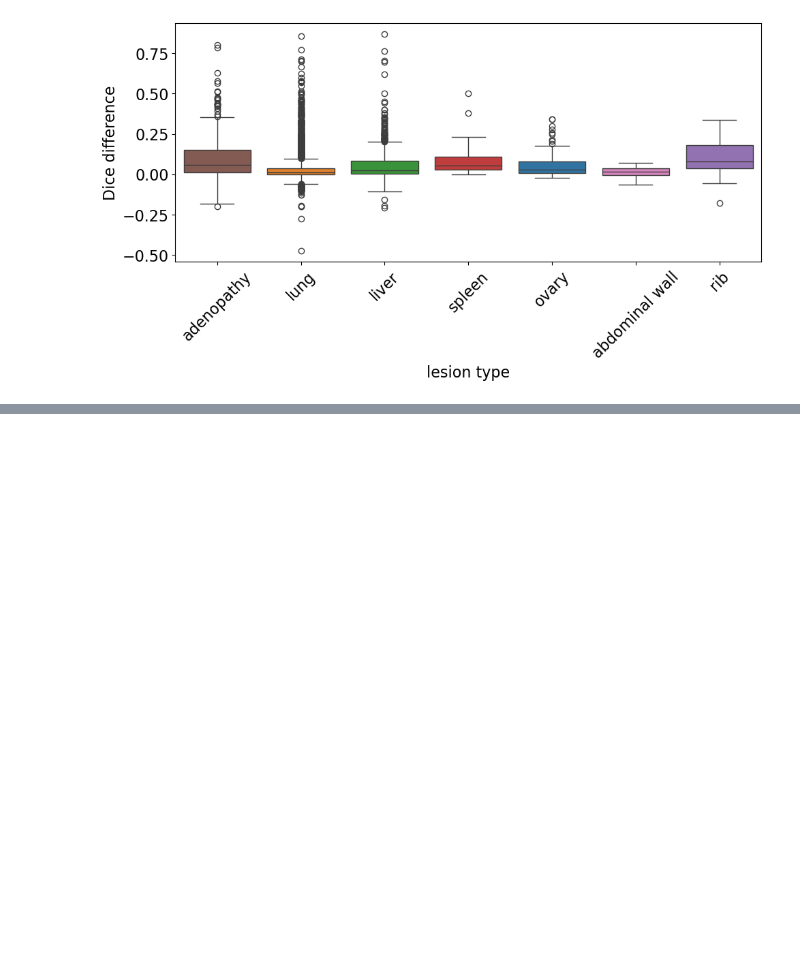
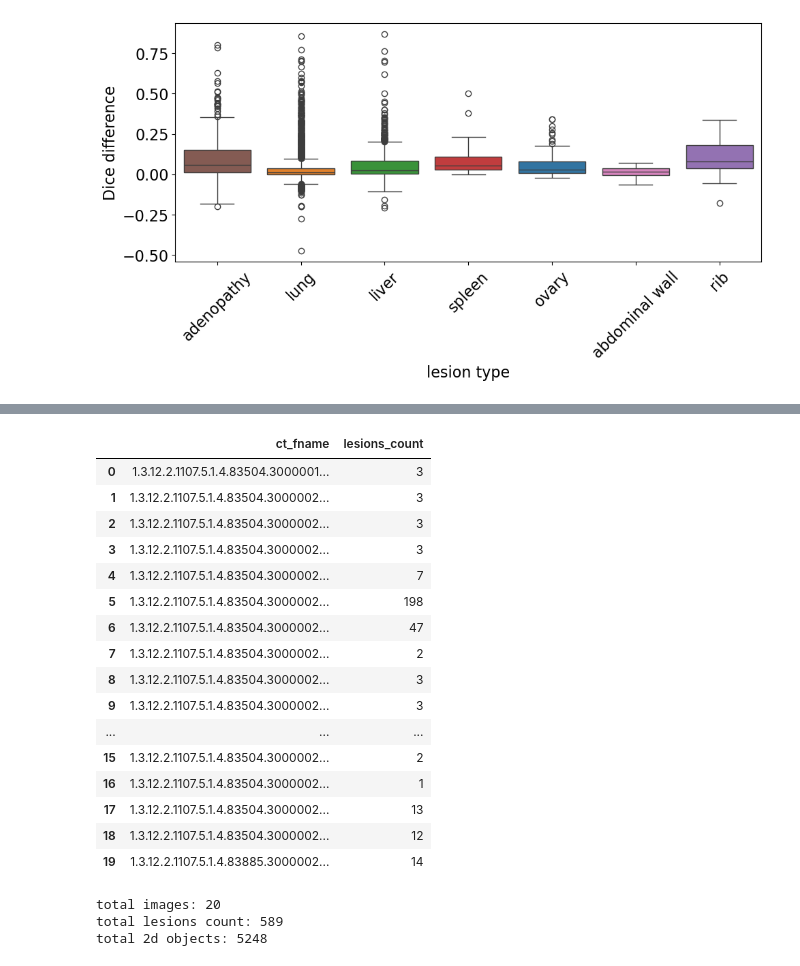
Before and after one commit to robertorojasp06/recist-dataset, a Jupyter notebook: notebooks/hitl_medsam_performance.ipynb, the cells around one changed output, grey strips where cells are left out. Saved outputs shown, nothing was run; the diff lists cells and outputs as text; code cells hidden in the pictures; blank space fills up the shorter version.

```diff
--- a/notebooks/hitl_medsam_performance.ipynb
+++ b/notebooks/hitl_medsam_performance.ipynb
@@ -539,3 +541,31 @@ variable: dice_iteration_3
 | ovary | 82.0 | 0.914773 | 0.043769 | 0.731780 | 0.892321 | 0.921710 | 0.948888 | 0.971980 |
 | rib | 12.0 | 0.773815 | 0.115168 | 0.520907 | 0.757934 | 0.805293 | 0.858208 | 0.882771 |
 | spleen | 58.0 | 0.899043 | 0.067726 | 0.704626 | 0.869834 | 0.927983 | 0.946770 | 0.967042 |
+# %%
+# Lesions grouped by CT image in the testing set
+grouped = performance_df.groupby('ct_fname')['foreground_label'].nunique().reset_index(name='lesions_count')
+display(grouped)
+print(f"total images: {len(grouped)}")
+print(f"total lesions count: {grouped['lesions_count'].sum()}")
+print(f"total 2d objects: {performance_df['bbox_original_fname'].nunique()}")
+# %% [output]
+|  | ct_fname | lesions_count |
+| 0 | 1.3.12.2.1107.5.1.4.83504.3000001... | 3 |
+| 1 | 1.3.12.2.1107.5.1.4.83504.3000002... | 3 |
+| 2 | 1.3.12.2.1107.5.1.4.83504.3000002... | 3 |
+| 3 | 1.3.12.2.1107.5.1.4.83504.3000002... | 3 |
+| 4 | 1.3.12.2.1107.5.1.4.83504.3000002... | 7 |
+| 5 | 1.3.12.2.1107.5.1.4.83504.3000002... | 198 |
+| 6 | 1.3.12.2.1107.5.1.4.83504.3000002... | 47 |
+| 7 | 1.3.12.2.1107.5.1.4.83504.3000002... | 2 |
+| 8 | 1.3.12.2.1107.5.1.4.83504.3000002... | 3 |
+| 9 | 1.3.12.2.1107.5.1.4.83504.3000002... | 3 |
+| ... | ... | ... |
+| 15 | 1.3.12.2.1107.5.1.4.83504.3000002... | 2 |
+| 16 | 1.3.12.2.1107.5.1.4.83504.3000002... | 1 |
+| 17 | 1.3.12.2.1107.5.1.4.83504.3000002... | 13 |
+| 18 | 1.3.12.2.1107.5.1.4.83504.3000002... | 12 |
+| 19 | 1.3.12.2.1107.5.1.4.83885.3000002... | 14 |
+total images: 20
+total lesions count: 589
+total 2d objects: 5248
```
Also changed, not shown: parts of 1 cell of this notebook, 1 other file.
